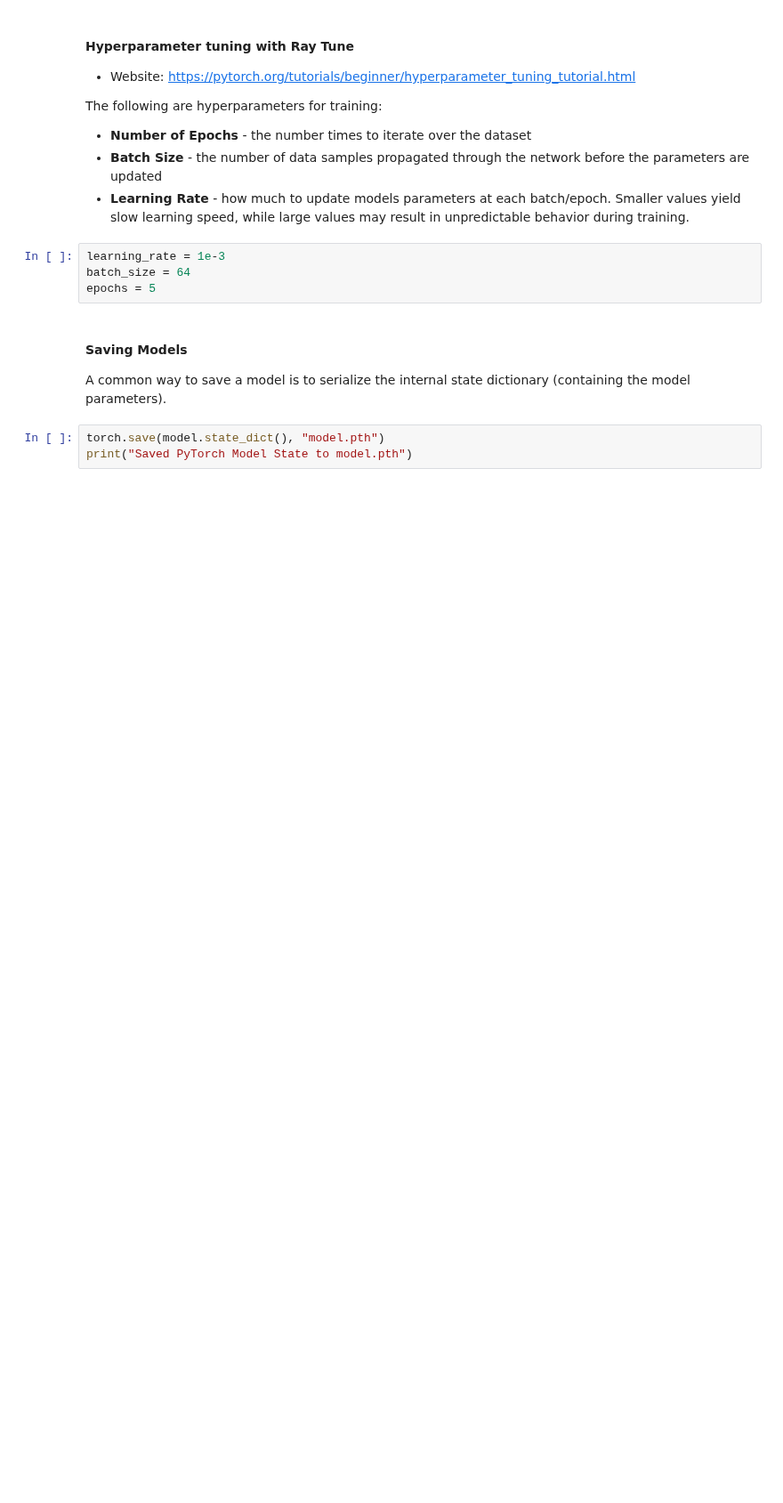
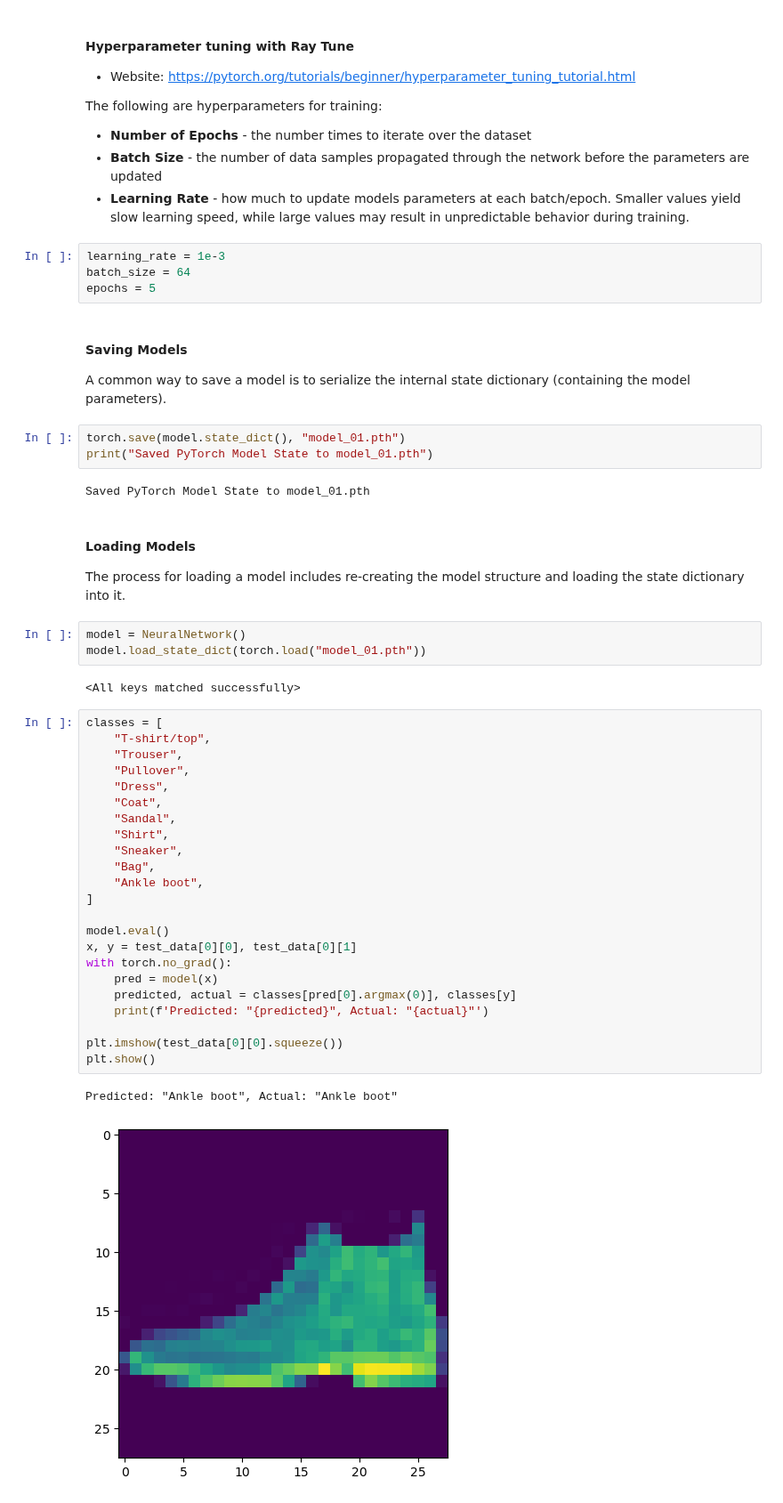
Before and after one commit to stephanyvargas/Learning_DataScience, a Jupyter notebook: Pytorch/Pytorch_Tutorial.ipynb, the cells around one changed output. Shown at 89% size. Cells and saved outputs as stored; diff of their text form; blank space fills up the shorter version.

Commit message:
load model and predict

```diff
--- a/Pytorch/Pytorch_Tutorial.ipynb
+++ b/Pytorch/Pytorch_Tutorial.ipynb
@@ -246,5 +246,41 @@ epochs = 5
 #### Saving Models
 A common way to save a model is to serialize the internal state dictionary (containing the model parameters).
 # %%
-torch.save(model.state_dict(), "model.pth")
-print("Saved PyTorch Model State to model.pth")
+torch.save(model.state_dict(), "model_01.pth")
+print("Saved PyTorch Model State to model_01.pth")
+# %% [output]
+Saved PyTorch Model State to model_01.pth
+# %% [markdown]
+#### Loading Models
+The process for loading a model includes re-creating the model structure and loading the state dictionary into it.
+# %%
+model = NeuralNetwork()
+model.load_state_dict(torch.load("model_01.pth"))
+# %% [output]
+<All keys matched successfully>
+# %%
+classes = [
+    "T-shirt/top",
+    "Trouser",
+    "Pullover",
+    "Dress",
+    "Coat",
+    "Sandal",
+    "Shirt",
+    "Sneaker",
+    "Bag",
+    "Ankle boot",
+]
+
+model.eval()
+x, y = test_data[0][0], test_data[0][1]
+with torch.no_grad():
+    pred = model(x)
+    predicted, actual = classes[pred[0].argmax(0)], classes[y]
+    print(f'Predicted: "{predicted}", Actual: "{actual}"')
+
+plt.imshow(test_data[0][0].squeeze())
+plt.show()
+# %% [output]
+Predicted: "Ankle boot", Actual: "Ankle boot"
+[figure, added]
```
Also changed, not shown: parts of 1 cell of this notebook.
